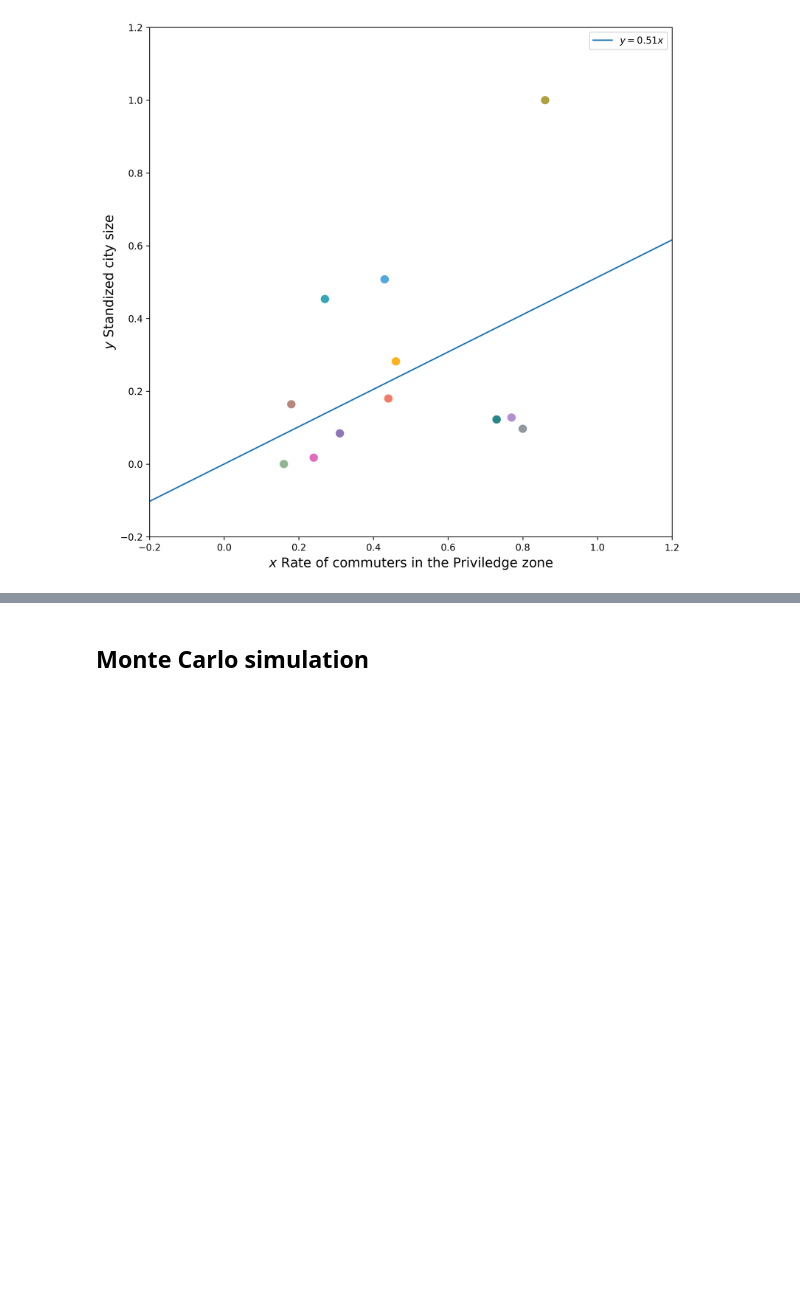
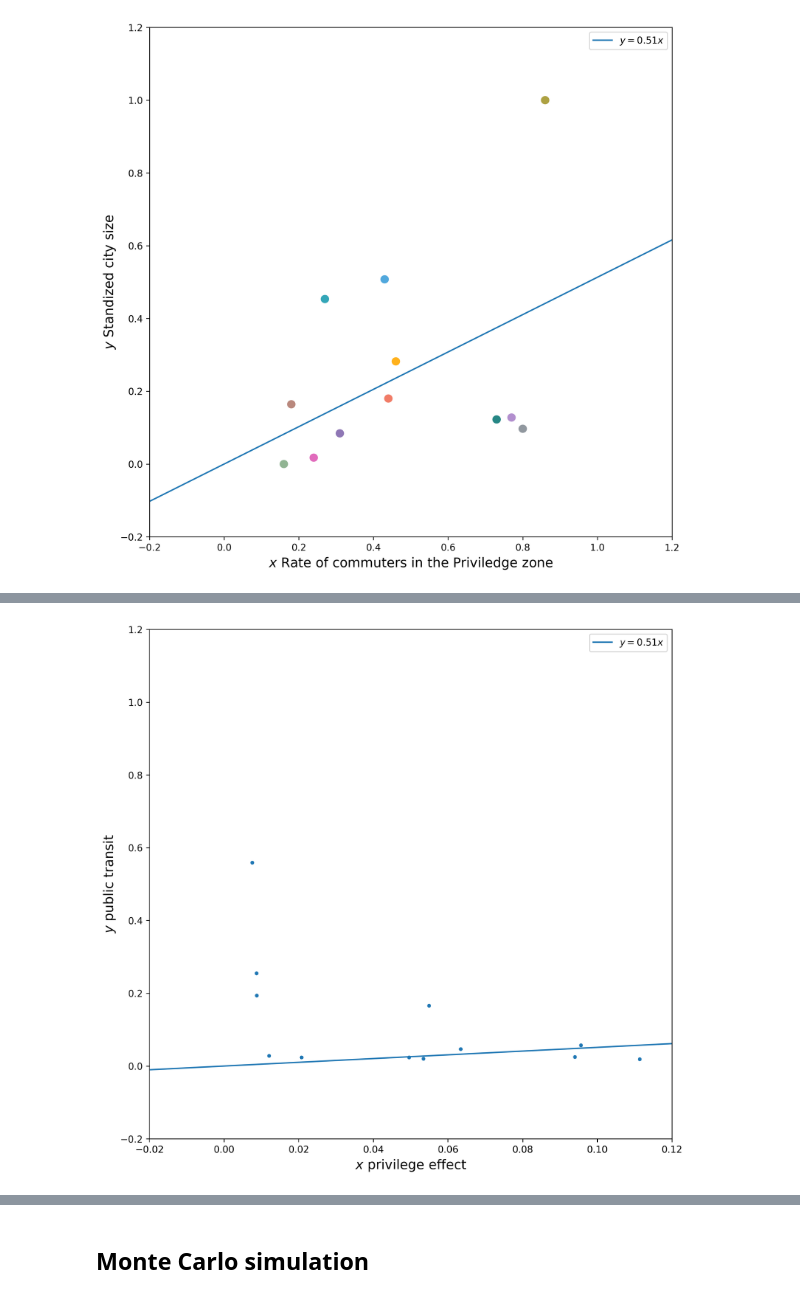
Before and after one commit to yuribogomolov/sttn, a Jupyter notebook: notebooks/f(d)_gravity_model-explain.ipynb, the cells around one changed output, grey strips where cells are left out. Drawn from its saved outputs; the diff is of its cells as text; code cells hidden in the pictures; blank space fills up the shorter version.

```diff
--- a/notebooks/f(d)_gravity_model-explain.ipynb
+++ b/notebooks/f(d)_gravity_model-explain.ipynb
@@ -831,0 +942,22 @@ plt.savefig('priviledge rate - size.png')
+# %%
+### privilege effect degree (gap between two curves integrated by %% of privilege commuters in this zone)
+privilegeEffectValue = {}
+for city,state, counties in cities:
+    if city in citiesList:
+        curve1 = list(zip([float(i) for i in Distfd1[city].keys()],Distfd1[city].values()))
+        curve3 = list(zip([float(i) for i in Distfd3[city].keys()],Distfd3[city].values()))
+        length,privilege_zone = the_longest_privilege_zone(curve1,curve3)
+        df = pd.read_parquet(f'data/income_{city}.parquet')
+        df['distance'] = df['distance']/1.6
+        startpoint = startPoints[city]/1.6
+        # include 95% of distance
+        startpointPercentage =  df.loc[df['distance']<startpoint].shape[0] / df.shape[0]
+        afterendpointPercentage = 0.05 - startpointPercentage
+        if afterendpointPercentage > 0:
+            endPoint = df.sort_values(['distance']).iloc[int((1-afterendpointPercentage)*df.shape[0])]['distance']
+        else:
+            endPoint = df.distance.max()
+        df = df.loc[(df['distance']>startpoint)&(df['distance']<endPoint)]
+        totalarea = privilegeEffect(privilege_zone,curve1,curve3,df)
+        print(city,totalarea)
+        privilegeEffectValue[city] = totalarea
@@ -831,0 +1014,24 @@ plt.savefig('priviledge rate - size.png')
+# %%
+from adjustText import adjust_text
+
+colors = ['#E16BBC','#51A8DD','#B9887D','#F17C67','#FFB11B','#ADA142',
+          '#91B493','#268785','#33A6B8','#8F77B5','#b28FCE','#91989F']
+
+fig, ax = plt.subplots(figsize=(10,10),dpi=300)
+
+i = 0
+
+plt.plot(privilegeEffectValue.values(),publictransit.values(),'.')
+
+ax.set_xlabel('$x$ privilege effect',fontsize=14)
+ax.set_ylabel('$y$ public transit',fontsize=14)
+
+
+plt.xlim([-0.02, 0.12])
+plt.ylim([-0.2, 1.2])
+m = fitmodel.params[0]
+plt.axline(xy1=(0, 0), slope=m, label=f'$y = 0.51x$')
+plt.legend()
+plt.savefig('img/priviledge effect - public transit.png')
+# %% [output]
+[figure, added]
```
Also changed, not shown: parts of 13 cells of this notebook.
